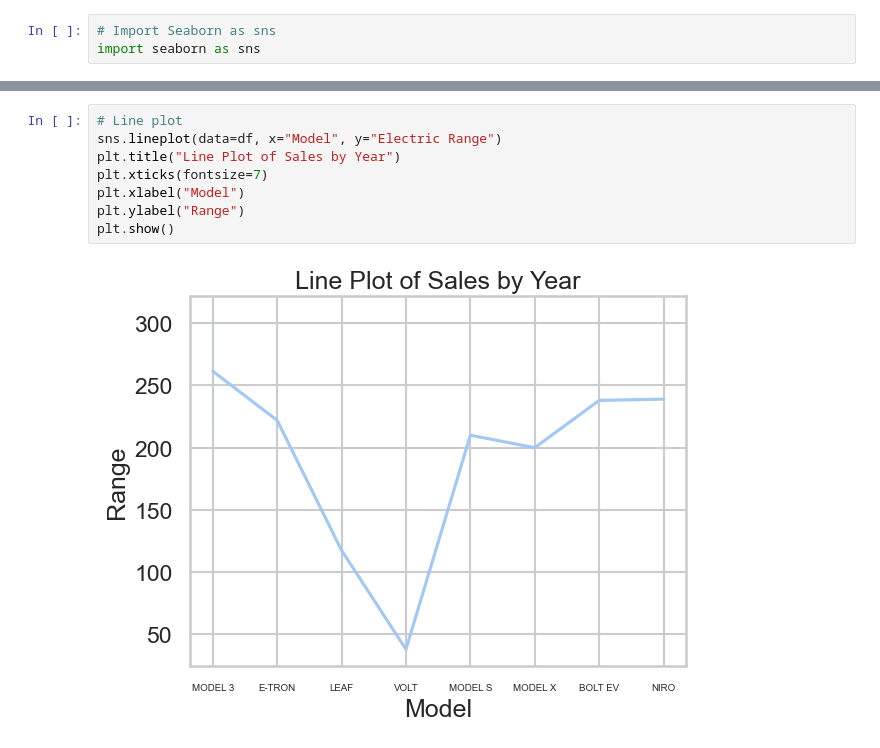
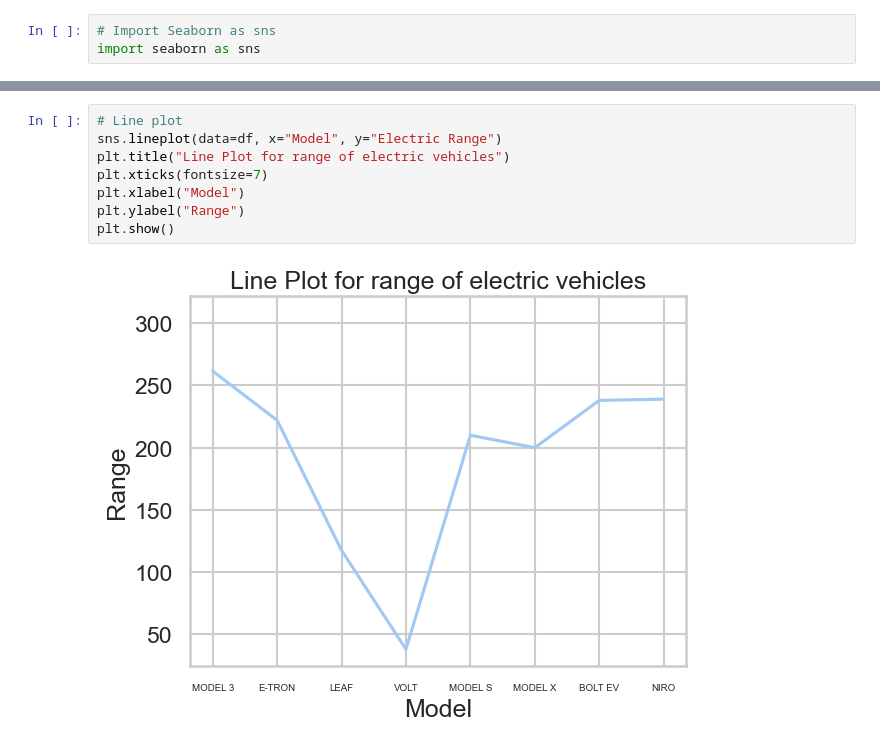
Before and after one commit to Aravind9995/dap_project, a Jupyter notebook: Electric_Vehicle_Data.ipynb, the cells around one changed output, grey strips where cells are left out. Drawn from its saved outputs; the diff is of its cells as text.

Commit message:
Visualization_Changes

```diff
--- a/Electric_Vehicle_Data.ipynb
+++ b/Electric_Vehicle_Data.ipynb
@@ -195,10 +222,10 @@ plt.show()
 # %%
 # Line plot
 sns.lineplot(data=df, x="Model", y="Electric Range")
-plt.title("Line Plot of Sales by Year")
+plt.title("Line Plot for range of electric vehicles")
 plt.xticks(fontsize=7)
 plt.xlabel("Model")
 plt.ylabel("Range")
 plt.show()
 # %% [output]
-[figure, old version]
+[figure, new version]
```
Also changed, not shown: parts of 19 cells of this notebook.
